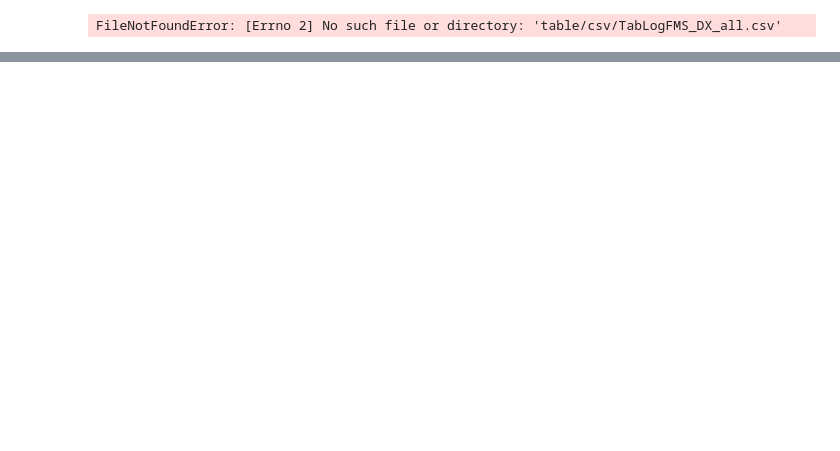
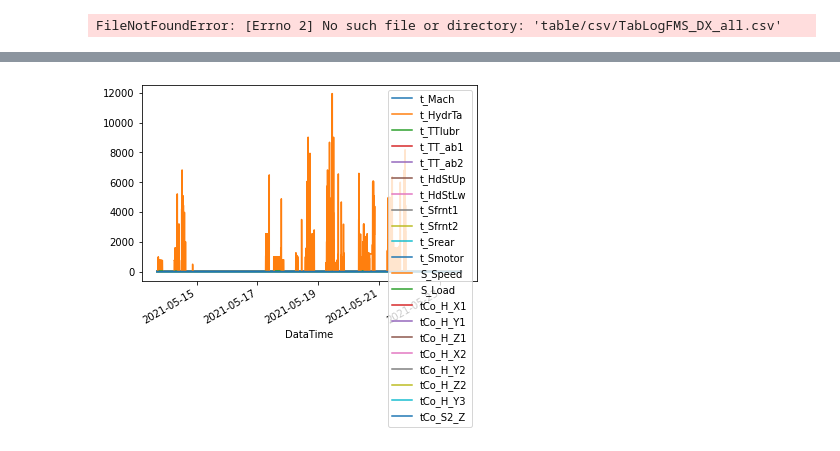
Before and after one commit to MatteoSid/Parpas-Data-Analisy, a Jupyter notebook: Analisi_sonde_temperature2.ipynb, the cells around one changed output, grey strips where cells are left out. Saved outputs shown, nothing was run; the diff lists cells and outputs as text; code cells hidden in the pictures; blank space fills up the shorter version.

```diff
--- a/Analisi_sonde_temperature2.ipynb
+++ b/Analisi_sonde_temperature2.ipynb
@@ -205,0 +256,7 @@ TabLogFMS2_DX.csv
+# %%
+diagnosisTablList[0].plot()
+
+for index, row in diagnosisTablList[0].iterrows():
+    if row['S_Speed'] > 800:
+        print(index, row['S_Speed'])
+# %% [output]
@@ -205,0 +280 @@ TabLogFMS2_DX.csv
+[figure, added]
```
Also changed, not shown: parts of 6 cells of this notebook, 43 other files.
